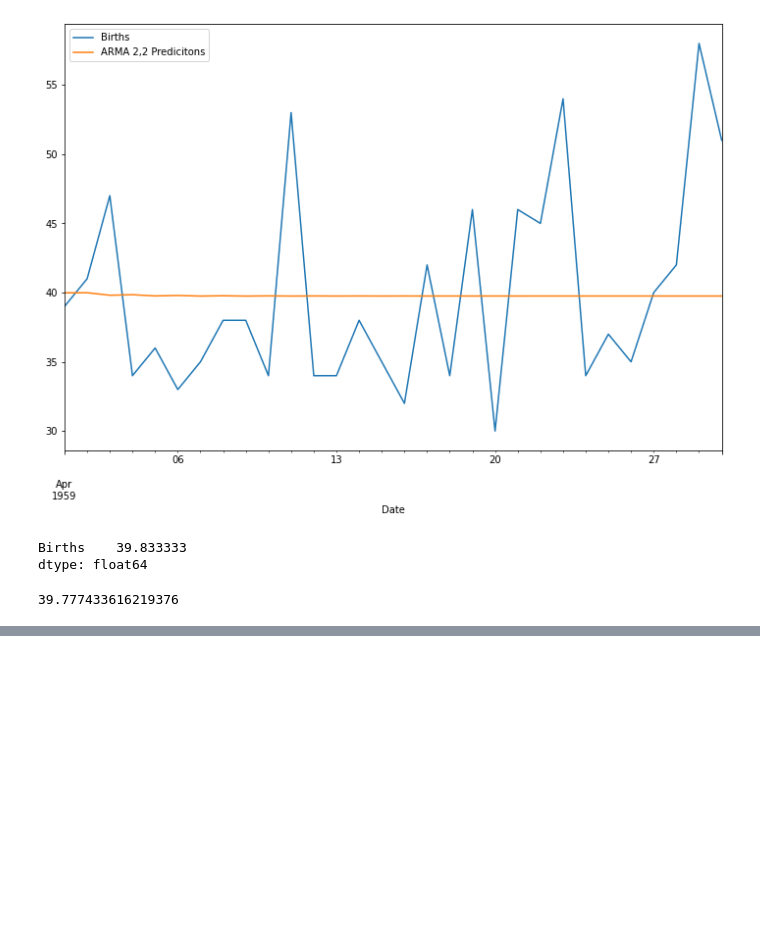
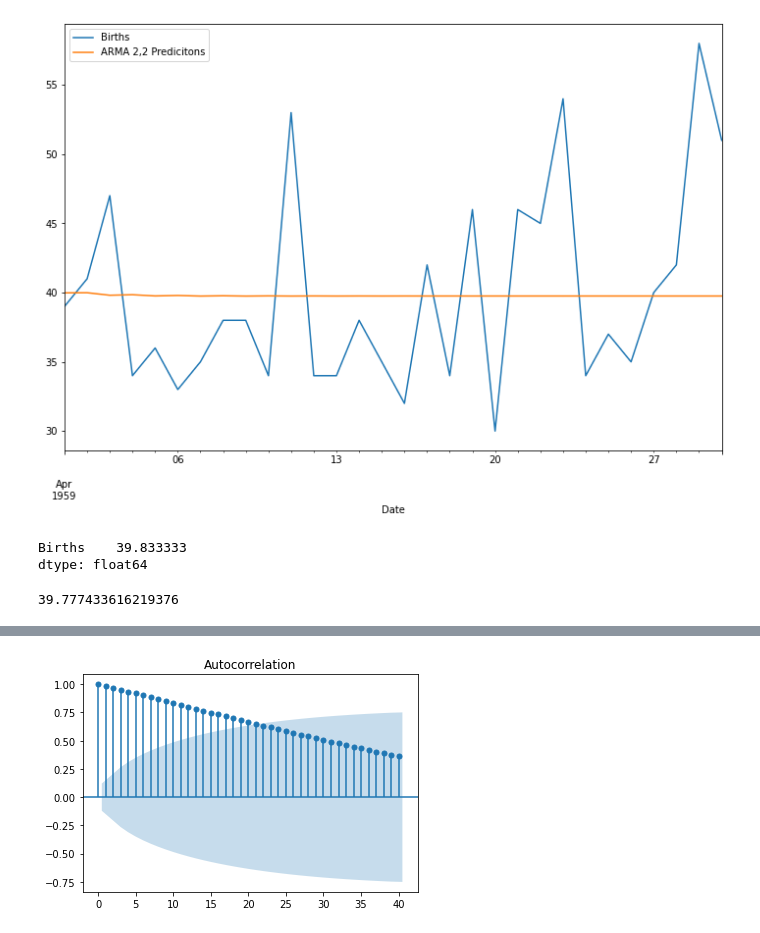
Before and after one commit to jafar-shodiq/jose-portilla-courses, a Jupyter notebook: time-series-data-analysis/arma-and-arima.ipynb, the cells around one changed output, grey strips where cells are left out. Drawn from its saved outputs; the diff is of its cells as text; code cells hidden in the pictures; blank space fills up the shorter version.

```diff
--- a/time-series-data-analysis/arma-and-arima.ipynb
+++ b/time-series-data-analysis/arma-and-arima.ipynb
@@ -176,0 +213,2 @@ predictions.mean()
+# %%
+df2['Diff_1'] = diff(df2['Inventories'], k_diff=1)
@@ -176,0 +229,4 @@ predictions.mean()
+# %%
+plot_acf(df2['Inventories'], lags=40);
+# %% [output]
+[figure, added]
```
Also changed, not shown: parts of 28 cells of this notebook.
